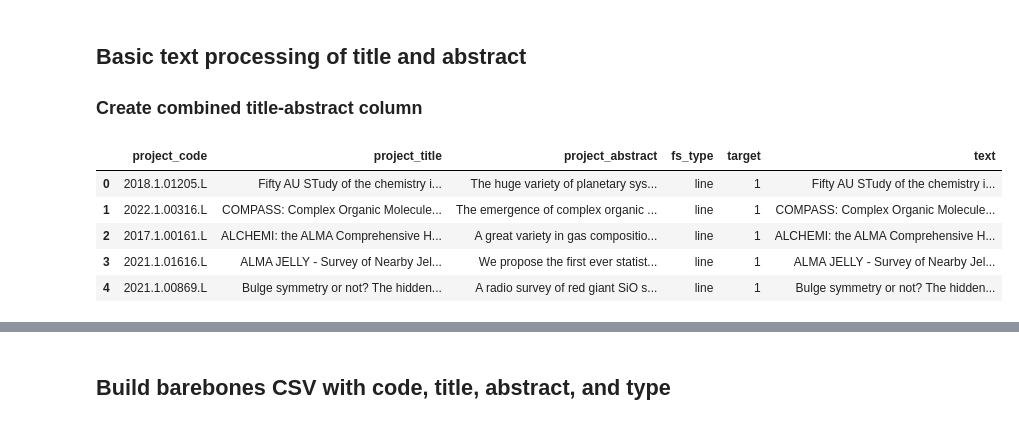
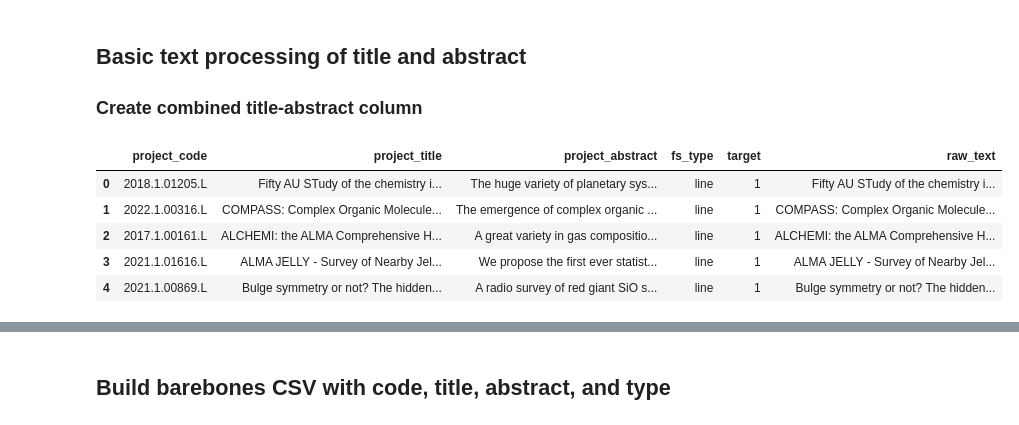
Before and after one commit to rlipps/NRAO_Capstone, a Jupyter notebook: data/Data_Ingestion.ipynb, the cells around one changed output, grey strips where cells are left out. Drawn from its saved outputs; the diff is of its cells as text; code cells hidden in the pictures.

Commit message:
Update data ingestion to include processed text and better zip file organization

```diff
--- a/data/Data_Ingestion.ipynb
+++ b/data/Data_Ingestion.ipynb
@@ -634,10 +641,10 @@ True
 ## Basic text processing of title and abstract
 ### Create combined title-abstract column
 # %%
-projects['text'] = projects.project_title.str.strip() + '. ' + projects.project_abstract.str.strip()
+projects['raw_text'] = projects.project_title.str.strip() + '. ' + projects.project_abstract.str.strip()
 projects.head()
 # %% [output]
-|  | project_code | project_title | project_abstract | fs_type | target | text |
+|  | project_code | project_title | project_abstract | fs_type | target | raw_text |
 | 0 | 2018.1.01205.L | Fifty AU STudy of the chemistry i... | The huge variety of planetary sys... | line | 1 | Fifty AU STudy of the chemistry i... |
 | 1 | 2022.1.00316.L | COMPASS: Complex Organic Molecule... | The emergence of complex organic ... | line | 1 | COMPASS: Complex Organic Molecule... |
 | 2 | 2017.1.00161.L | ALCHEMI: the ALMA Comprehensive H... | A great variety in gas compositio... | line | 1 | ALCHEMI: the ALMA Comprehensive H... |
```
Also changed, not shown: parts of 18 cells of this notebook, 2 other files.
